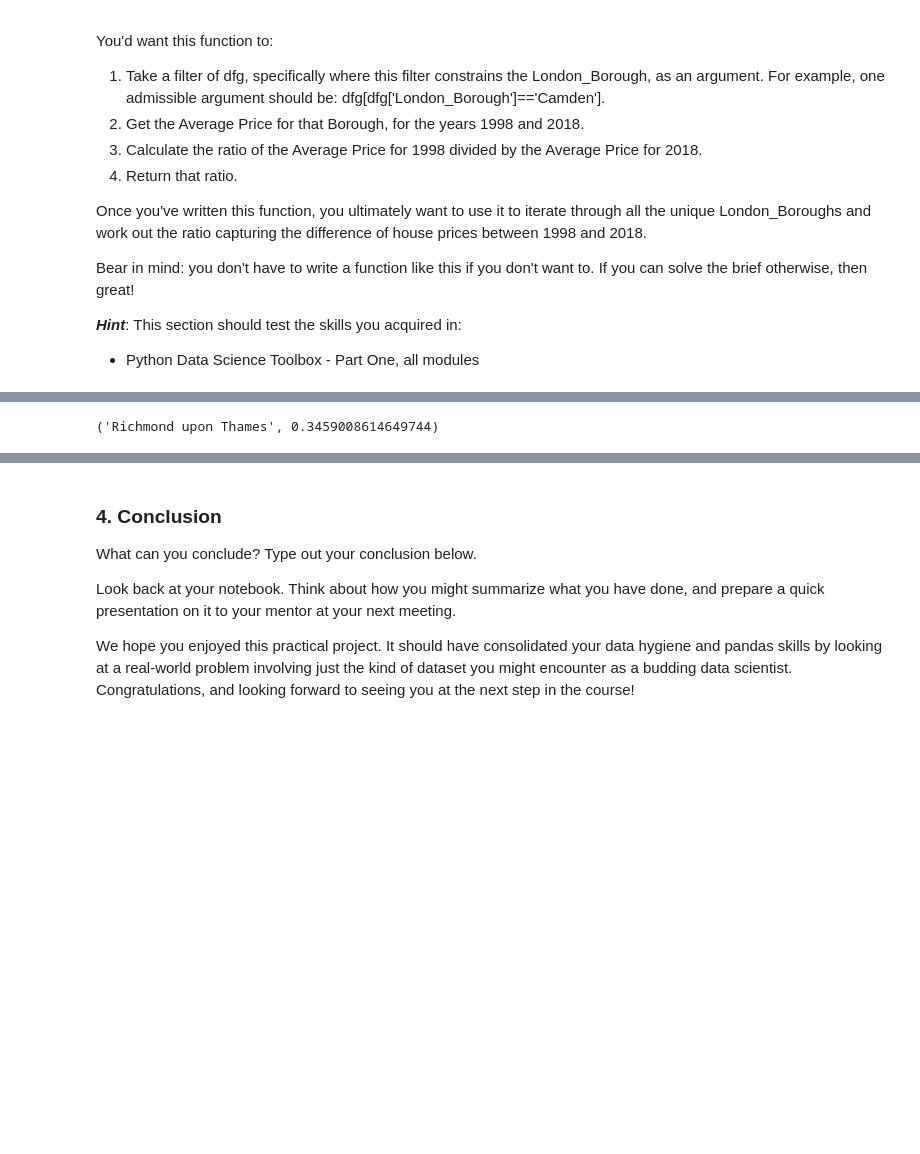
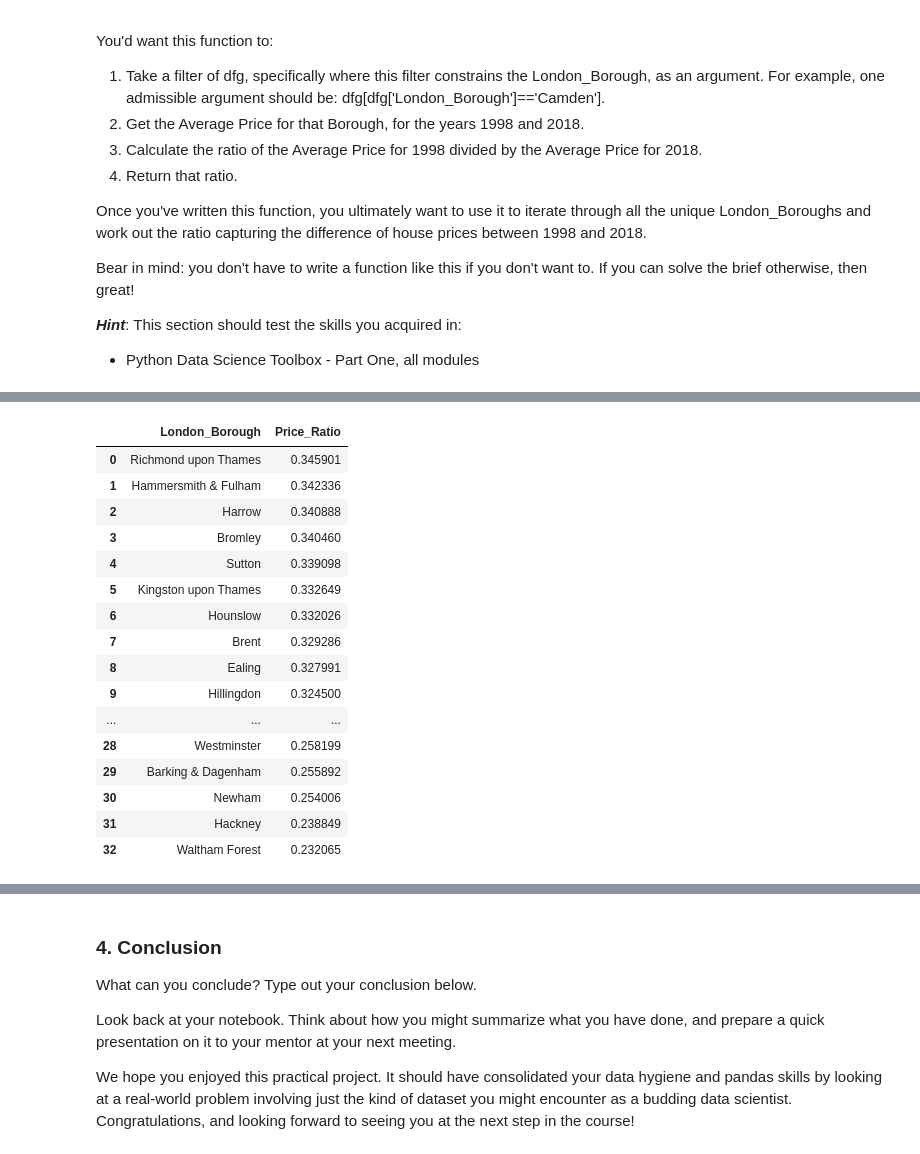
Before and after one commit to Libiv/Springboard, a Jupyter notebook: Unit 4 Challenge - Tier 3 - Libi_Final.ipynb, the cells around one changed output, grey strips where cells are left out. Saved outputs shown, nothing was run; the diff lists cells and outputs as text; code cells hidden in the pictures; blank space fills up the shorter version.

```diff
--- a/Unit 4 Challenge - Tier 3 - Libi_Final.ipynb
+++ b/Unit 4 Challenge - Tier 3 - Libi_Final.ipynb
@@ -560,5 +526,0 @@ None
-# %%
-# Aswer to wich borough had the greatest increase in housing prices, on average, over the last two decades
-max(create_price_ratio(dfg,2000,2020), key=lambda item: item[1])
-# %% [output]
-('Richmond upon Thames', 0.3459008614649744)
@@ -580,0 +527,34 @@ ax.set_xticklabels(top15.Borough)
+# %%
+# present each borough with it's ratio in DataFrame look:
+bor_list=list()
+rat_list=list()
+
+#separating boroughs and ratios in seperate lists
+for item in Sorted_by_AvgPriceRatio:
+    bor,rat = item
+    bor_list.append(bor)
+    rat_list.append(rat)
+
+#create dictionary with borough and ratios as keys
+bor_dict = {'London_Borough':bor_list, 'Price_Ratio':rat_list }
+#import dictionary to a DataFrame for better presentation
+df_ratios = pd.DataFrame(bor_dict)
+df_ratios
+# %% [output]
+|  | London_Borough | Price_Ratio |
+| 0 | Richmond upon Thames | 0.345901 |
+| 1 | Hammersmith & Fulham | 0.342336 |
+| 2 | Harrow | 0.340888 |
+| 3 | Bromley | 0.340460 |
+| 4 | Sutton | 0.339098 |
+| 5 | Kingston upon Thames | 0.332649 |
+| 6 | Hounslow | 0.332026 |
+| 7 | Brent | 0.329286 |
+| 8 | Ealing | 0.327991 |
+| 9 | Hillingdon | 0.324500 |
+| ... | ... | ... |
+| 28 | Westminster | 0.258199 |
+| 29 | Barking & Dagenham | 0.255892 |
+| 30 | Newham | 0.254006 |
+| 31 | Hackney | 0.238849 |
+| 32 | Waltham Forest | 0.232065 |
```
Also changed, not shown: parts of 17 cells of this notebook.
